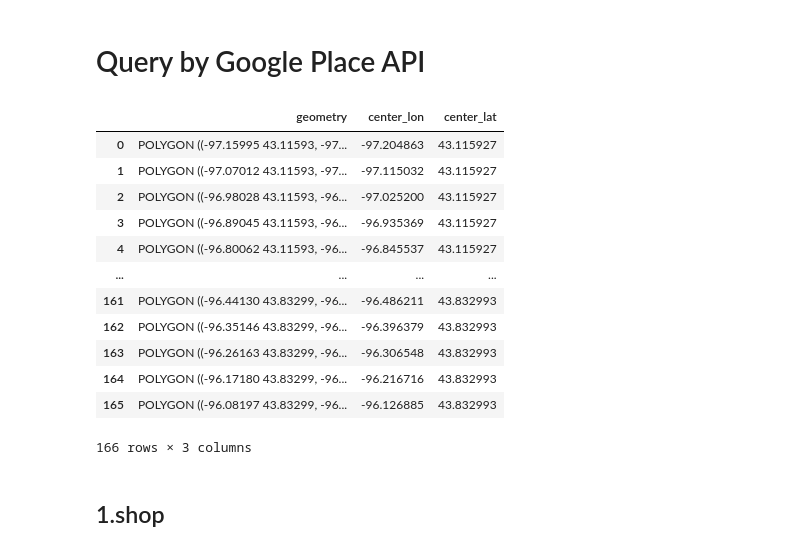
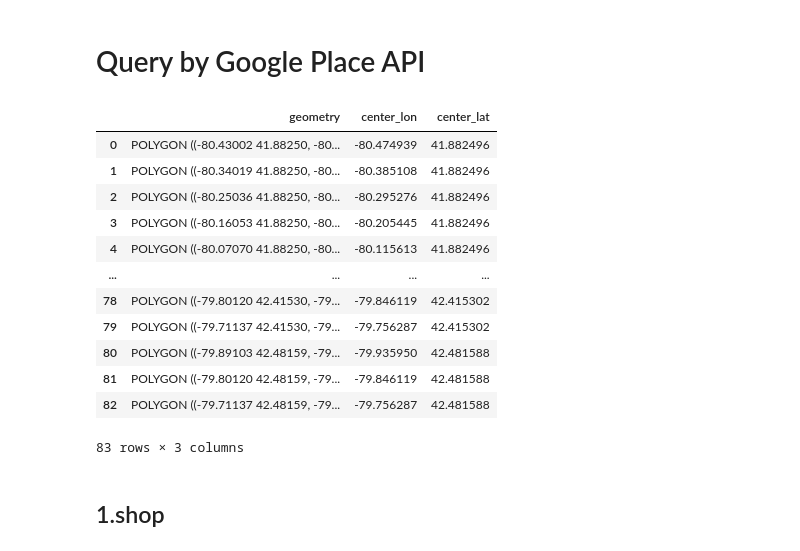
Before and after one commit to HOUPU1993/POI-study, a Jupyter notebook: 2.data_engenering/data_engineering.ipynb, the cells around one changed output. Cells and saved outputs as stored; diff of their text form; code cells hidden in the pictures.

```diff
--- a/2.data_engenering/data_engineering.ipynb
+++ b/2.data_engenering/data_engineering.ipynb
@@ -328,13 +374,13 @@ gdf = extract_comprehensive_pois("/Users/houpuli/Downloads/south-dakota-260426.o
 # %% [output]
   pois['geometry'] = pois.geometry.centroid
 # %%
-msa_siousfalls = us_msa[us_msa['CBSACODE']=='43620']
+msa_eire = us_msa[us_msa['CBSACODE']=='21500']
 # msa_chicago_osm = pd.concat([gdf_il, gdf_in, gdf_wi], ignore_index=True)
-msa_siousfalls_osm = gpd.sjoin(gdf, msa_siousfalls, how='inner', predicate='within').reset_index(drop=True)
-msa_siousfalls_osm = msa_siousfalls_osm.drop(columns=['index_right','OBJECTID','CBSACODE','CBSANAME','CBSATYPE','ALAND','AWATER'])
-msa_siousfalls_osm['id'] = msa_siousfalls_osm['id'].astype(str)
-msa_siousfalls_osm['timestamp'] = msa_siousfalls_osm['timestamp'].astype(str)
-msa_siousfalls_osm = msa_siousfalls_osm.drop_duplicates(subset=['id'], keep='first').reset_index(drop=True)
+msa_eire_osm = gpd.sjoin(gdf, msa_eire, how='inner', predicate='within').reset_index(drop=True)
+msa_eire_osm = msa_eire_osm.drop(columns=['index_right','OBJECTID','CBSACODE','CBSANAME','CBSATYPE','ALAND','AWATER'])
+msa_eire_osm['id'] = msa_eire_osm['id'].astype(str)
+msa_eire_osm['timestamp'] = msa_eire_osm['timestamp'].astype(str)
+msa_eire_osm = msa_eire_osm.drop_duplicates(subset=['id'], keep='first').reset_index(drop=True)
 # %%
 def normalize_nulls(df):
     NULL_LIKE = ["none", "null", "nan", "n/a", "na", "", " ", "   "]
@@ -396,7 +442,7 @@ import geopandas as gpd
 import pandas as pd
 from glob import glob
 
-folder = "/Users/houpuli/Redlining Lab Dropbox/HOUPU LI/POI research/Sioux_Falls_MSA/Sious_Falls_msa_poi/safegraph_raw"
+folder = "/Users/houpuli/Redlining Lab Dropbox/HOUPU LI/POI research/Erie_MSA/erie_msa_poi/safegraph_raw"
 files = glob(folder + "/*.snappy.parquet")
 
 # print(len(files))
@@ -417,8 +463,8 @@ sd = sd[['PLACEKEY','PARENT_PLACEKEY','LOCATION_NAME', 'TRACKING_CLOSED_SINCE',
 sd = gpd.GeoDataFrame(sd, geometry=gpd.points_from_xy(sd["LONGITUDE"], sd["LATITUDE"]), crs="EPSG:4326")
 sd = sd.drop(columns=['LATITUDE','LONGITUDE'])
 
-msa_siousfalls = msa_siousfalls.to_crs(sd.crs)
-siousfalls_sf = gpd.sjoin(sd, msa_siousfalls, how='inner',predicate="within").reset_index(drop=True)
-siousfalls_sf = siousfalls_sf.drop(columns=['index_right','OBJECTID','CBSACODE','CBSANAME','CBSATYPE','ALAND','AWATER'])
-siousfalls_sf["TRACKING_CLOSED_SINCE"] = siousfalls_sf["TRACKING_CLOSED_SINCE"].astype(str).replace("None", None).replace("nan", None)
+msa_eire = msa_eire.to_crs(sd.crs)
+eire_sf = gpd.sjoin(sd, msa_eire, how='inner',predicate="within").reset_index(drop=True)
+eire_sf = eire_sf.drop(columns=['index_right','OBJECTID','CBSACODE','CBSANAME','CBSATYPE','ALAND','AWATER'])
+eire_sf["TRACKING_CLOSED_SINCE"] = eire_sf["TRACKING_CLOSED_SINCE"].astype(str).replace("None", None).replace("nan", None)
 # %% [output]
@@ -755,35 +803,35 @@ def places_nearby_grid(
 
     return gdf
 # %%
-min_lon, max_lon = 	-97.609105, -96.052304
-min_lat, max_lat = 43.083131, 43.849528
+min_lon, max_lon = 	-80.519855, -79.610651
+min_lat, max_lat = 	41.849047, 42.51608
 
 token = read_token("/Users/houpuli/Redlining Lab Dropbox/HOUPU LI/googleplace_token.json")
 R = 5000  # meters
 
 circles = circle_center(
     min_lon=min_lon,
     max_lon=max_lon,
     min_lat=min_lat,
     max_lat=max_lat,
     R=R,
-    base=msa_siousfalls
+    base=msa_eire
 )
 circles
 # %% [output]
 |  | geometry | center_lon | center_lat |
-| 0 | POLYGON ((-97.15995 43.11593, -97... | -97.204863 | 43.115927 |
-| 1 | POLYGON ((-97.07012 43.11593, -97... | -97.115032 | 43.115927 |
-| 2 | POLYGON ((-96.98028 43.11593, -96... | -97.025200 | 43.115927 |
-| 3 | POLYGON ((-96.89045 43.11593, -96... | -96.935369 | 43.115927 |
-| 4 | POLYGON ((-96.80062 43.11593, -96... | -96.845537 | 43.115927 |
+| 0 | POLYGON ((-80.43002 41.88250, -80... | -80.474939 | 41.882496 |
+| 1 | POLYGON ((-80.34019 41.88250, -80... | -80.385108 | 41.882496 |
+| 2 | POLYGON ((-80.25036 41.88250, -80... | -80.295276 | 41.882496 |
+| 3 | POLYGON ((-80.16053 41.88250, -80... | -80.205445 | 41.882496 |
+| 4 | POLYGON ((-80.07070 41.88250, -80... | -80.115613 | 41.882496 |
 | ... | ... | ... | ... |
-| 161 | POLYGON ((-96.44130 43.83299, -96... | -96.486211 | 43.832993 |
-| 162 | POLYGON ((-96.35146 43.83299, -96... | -96.396379 | 43.832993 |
-| 163 | POLYGON ((-96.26163 43.83299, -96... | -96.306548 | 43.832993 |
-| 164 | POLYGON ((-96.17180 43.83299, -96... | -96.216716 | 43.832993 |
-| 165 | POLYGON ((-96.08197 43.83299, -96... | -96.126885 | 43.832993 |
+| 78 | POLYGON ((-79.80120 42.41530, -79... | -79.846119 | 42.415302 |
+| 79 | POLYGON ((-79.71137 42.41530, -79... | -79.756287 | 42.415302 |
+| 80 | POLYGON ((-79.89103 42.48159, -79... | -79.935950 | 42.481588 |
+| 81 | POLYGON ((-79.80120 42.48159, -79... | -79.846119 | 42.481588 |
+| 82 | POLYGON ((-79.71137 42.48159, -79... | -79.756287 | 42.481588 |
-166 rows × 3 columns
+83 rows × 3 columns
 # %% [markdown]
 ## 1.shop
 # %%
```
Also changed, not shown: parts of 63 cells of this notebook, 2 other files.
